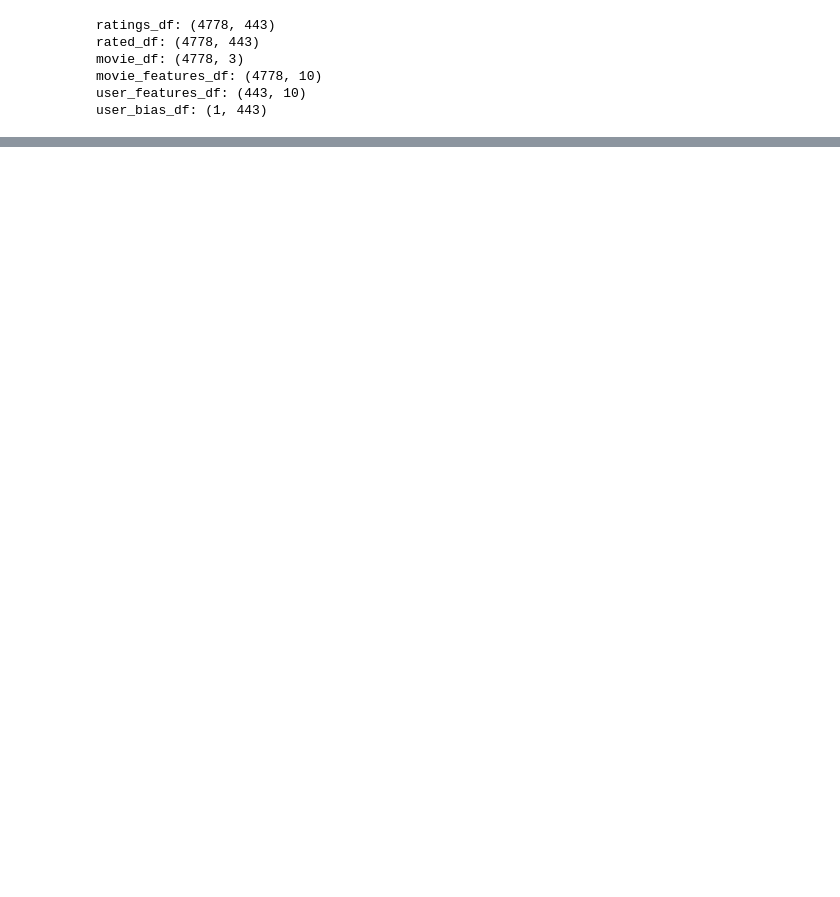
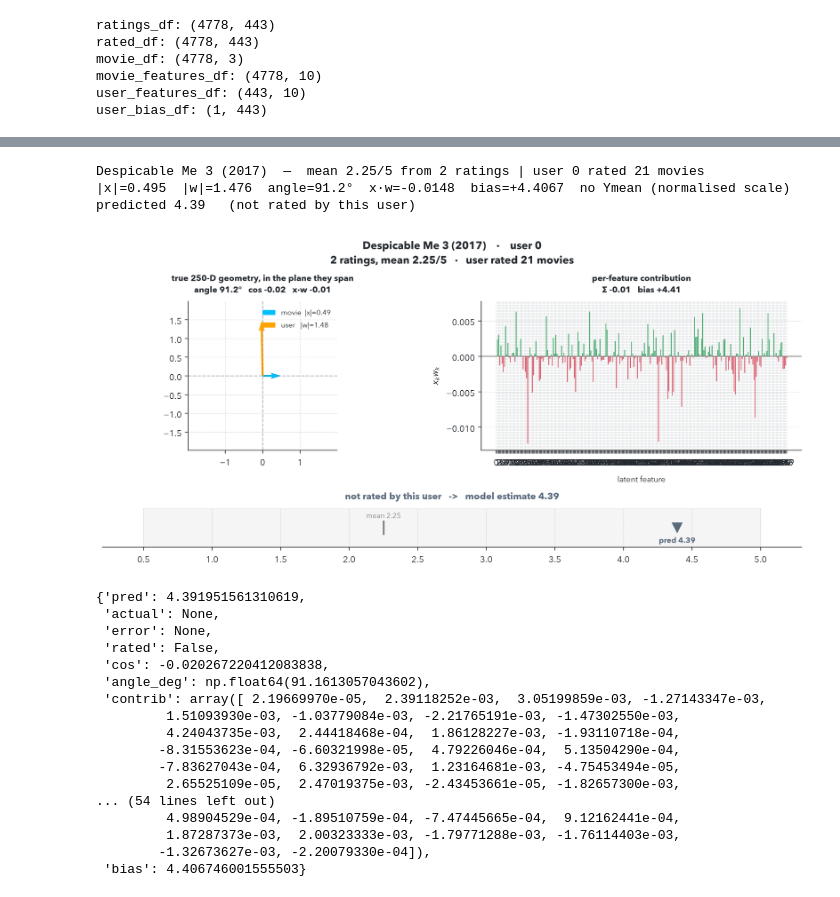
Before and after one commit to AZ9tumas/ai, a Jupyter notebook: collaborative.ipynb, the cells around one changed output, grey strips where cells are left out. Drawn from its saved outputs; the diff is of its cells as text; code cells hidden in the pictures; blank space fills up the shorter version.

```diff
--- a/collaborative.ipynb
+++ b/collaborative.ipynb
@@ -1,20 +1,22 @@
 # %%
 import numpy as np
 import tensorflow as tf
+import catppuccin
 import matplotlib.pyplot as plt
 import matplotx
 import pandas as pd
 from pathlib import Path
 
-plt.style.use(matplotx.styles.ayu['light'])
+tf.config.set_visible_devices([], "GPU")
+plt.style.use(matplotx.styles.github['light'])
 DATA_DIR = Path("data")
 # %%
-Y = pd.read_csv(DATA_DIR / "small_movies_Y.csv", header=None)
-R = pd.read_csv(DATA_DIR / "small_movies_R.csv", header=None)
-movie_df = pd.read_csv(DATA_DIR / "small_movie_list.csv", index_col=0)
-X = pd.read_csv(DATA_DIR / "small_movies_X.csv", header=None)
-W = pd.read_csv(DATA_DIR / "small_movies_W.csv", header=None)
-b = pd.read_csv(DATA_DIR / "small_movies_b.csv", header=None)
+Y = pd.read_csv(DATA_DIR / "small_movies_Y.csv", header=None).to_numpy()
+R = pd.read_csv(DATA_DIR / "small_movies_R.csv", header=None).to_numpy()
+movie_df = pd.read_csv(DATA_DIR / "small_movie_list.csv", index_col=0).to_numpy()
+X = pd.read_csv(DATA_DIR / "small_movies_X.csv", header=None).to_numpy()
+W = pd.read_csv(DATA_DIR / "small_movies_W.csv", header=None).to_numpy()
+b = pd.read_csv(DATA_DIR / "small_movies_b.csv", header=None).to_numpy()
 
 print("ratings_df:", Y.shape)
 print("rated_df:", R.shape)
@@ -81,0 +311,24 @@ plt.legend()
+# %%
+test_plot(4610, 0)
+# %% [output]
+Despicable Me 3 (2017)  —  mean 2.25/5 from 2 ratings | user 0 rated 21 movies
+|x|=0.495  |w|=1.476  angle=91.2°  x·w=-0.0148  bias=+4.4067  no Ymean (normalised scale)
+predicted 4.39   (not rated by this user)
+[figure, added]
+{'pred': 4.391951561310619,
+ 'actual': None,
+ 'error': None,
+ 'rated': False,
+ 'cos': -0.020267220412083838,
+ 'angle_deg': np.float64(91.1613057043602),
+ 'contrib': array([ 2.19669970e-05,  2.39118252e-03,  3.05199859e-03, -1.27143347e-03,
+         1.51093930e-03, -1.03779084e-03, -2.21765191e-03, -1.47302550e-03,
+         4.24043735e-03,  2.44418468e-04,  1.86128227e-03, -1.93110718e-04,
+        -8.31553623e-04, -6.60321998e-05,  4.79226046e-04,  5.13504290e-04,
+        -7.83627043e-04,  6.32936792e-03,  1.23164681e-03, -4.75453494e-05,
+         2.65525109e-05,  2.47019375e-03, -2.43453661e-05, -1.82657300e-03,
+... (54 lines left out)
+         4.98904529e-04, -1.89510759e-04, -7.47445665e-04,  9.12162441e-04,
+         1.87287373e-03,  2.00323333e-03, -1.79771288e-03, -1.76114403e-03,
+        -1.32673627e-03, -2.20079330e-04]),
+ 'bias': 4.406746001555503}
```
Also changed, not shown: parts of 11 cells of this notebook, 19 other files.
